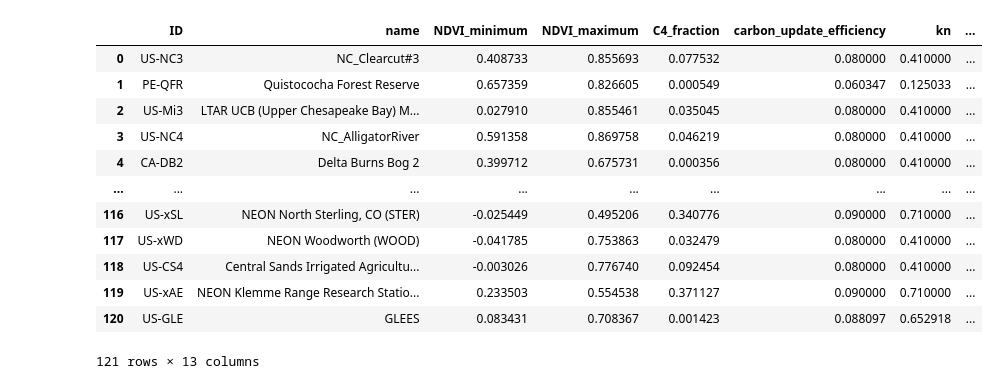
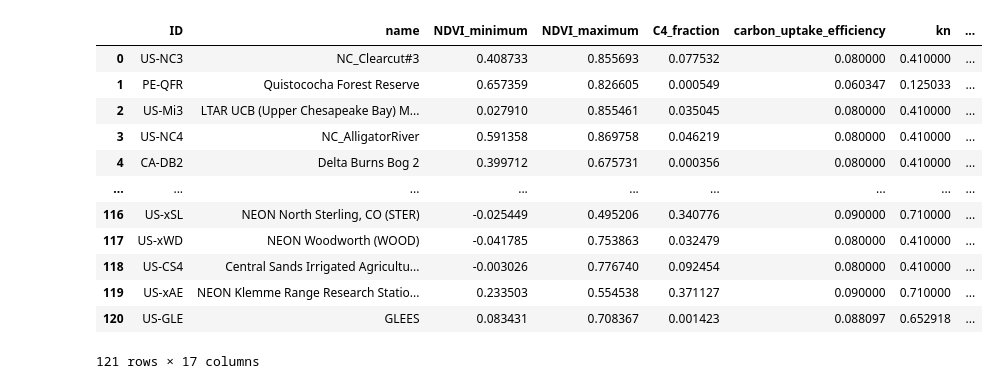
Before and after one commit to JPL-Evapotranspiration-Algorithms/BESS-JPL, a Jupyter notebook: notebooks/Tower Static Input Data for BESS-JPL from ECOSTRESS Collection 2 Cal-Val.ipynb, the cells around one changed output. Cells and saved outputs as stored; diff of their text form; code cells hidden in the pictures.

```diff
--- a/notebooks/Tower Static Input Data for BESS-JPL from ECOSTRESS Collection 2 Cal-Val.ipynb
+++ b/notebooks/Tower Static Input Data for BESS-JPL from ECOSTRESS Collection 2 Cal-Val.ipynb
@@ -205,8 +205,8 @@ array([7.75317136e-02, 5.49260800e-04, 3.50451879e-02, 4.62194359e-02,
        3.40775873e-01, 3.24791646e-02, 9.24537305e-02, 3.71127254e-01,
        1.42263703e-03])
 # %%
-carbon_update_efficiency = load_carbon_uptake_efficiency(geometry=geometry)
-carbon_update_efficiency
+carbon_uptake_efficiency = load_carbon_uptake_efficiency(geometry=geometry)
+carbon_uptake_efficiency
 # %% [output]
 array([0.08      , 0.06034713, 0.08      , 0.08      , 0.08      ,
        0.08094726, 0.08      , 0.08      , 0.08      , 0.08767799,
@@ -351,3 +351,6 @@ array([0.00526687, 0.005     , 0.00988238, 0.00519293, 0.00749841,
        0.005     , 0.005     , 0.00949634, 0.005     , 0.01474012,
        0.00523861, 0.015     , 0.005     , 0.005     , 0.015     ,
        0.01404864])
+# %%
+KG_climate = load_koppen_geiger(geometry=geometry)
+KG_climate
@@ -353,0 +372,7 @@ array([0.00526687, 0.005     , 0.00988238, 0.00519293, 0.00749841,
+# %%
+from MODISCI import MODISCI
+
+MODISCI_connection = MODISCI()
+
+CI = MODISCI_connection.CI(geometry=geometry)
+CI
@@ -354,23 +420,27 @@ array([0.00526687, 0.005     , 0.00988238, 0.00519293, 0.00749841,
 # %%
 tower_static_data_gdf = gpd.GeoDataFrame({
     "ID": tower_IDs,
     "name": tower_names,
     "NDVI_minimum": NDVI_minimum,
     "NDVI_maximum": NDVI_maximum,
     "C4_fraction": C4_fraction,
-    "carbon_update_efficiency": carbon_update_efficiency,
+    "carbon_uptake_efficiency": carbon_uptake_efficiency,
     "kn": kn,
     "peakVCmax_C3": peakVCmax_C3,
     "peakVCmax_C4": peakVCmax_C4,
     "ball_berry_slope_C3": ball_berry_slope_C3,
     "ball_berry_slope_C4": ball_berry_slope_C4,
     "ball_berry_intercept_C3": ball_berry_intercept_C3,
+    "KG_climate": KG_climate,
+    "CI": CI,
+    "COT": 0,
+    "AOT": 0,
     "geometry": tower_points
 })
 
 tower_static_data_gdf
 # %% [output]
-|  | ID | name | NDVI_minimum | NDVI_maximum | C4_fraction | carbon_update_efficiency | kn | ... |
+|  | ID | name | NDVI_minimum | NDVI_maximum | C4_fraction | carbon_uptake_efficiency | kn | ... |
 | 0 | US-NC3 | NC_Clearcut#3 | 0.408733 | 0.855693 | 0.077532 | 0.080000 | 0.410000 | ... |
 | 1 | PE-QFR | Quistococha Forest Reserve | 0.657359 | 0.826605 | 0.000549 | 0.060347 | 0.125033 | ... |
 | 2 | US-Mi3 | LTAR UCB (Upper Chesapeake Bay) M... | 0.027910 | 0.855461 | 0.035045 | 0.080000 | 0.410000 | ... |
@@ -382,6 +452,6 @@ tower_static_data_gdf
 | 118 | US-CS4 | Central Sands Irrigated Agricultu... | -0.003026 | 0.776740 | 0.092454 | 0.080000 | 0.410000 | ... |
 | 119 | US-xAE | NEON Klemme Range Research Statio... | 0.233503 | 0.554538 | 0.371127 | 0.090000 | 0.710000 | ... |
 | 120 | US-GLE | GLEES | 0.083431 | 0.708367 | 0.001423 | 0.088097 | 0.652918 | ... |
-121 rows × 13 columns
+121 rows × 17 columns
 # %%
 tower_static_data_gdf.to_csv(generated_input_table_filename, index=False)
```
Also changed, not shown: parts of 4 cells of this notebook, 9 other files.
